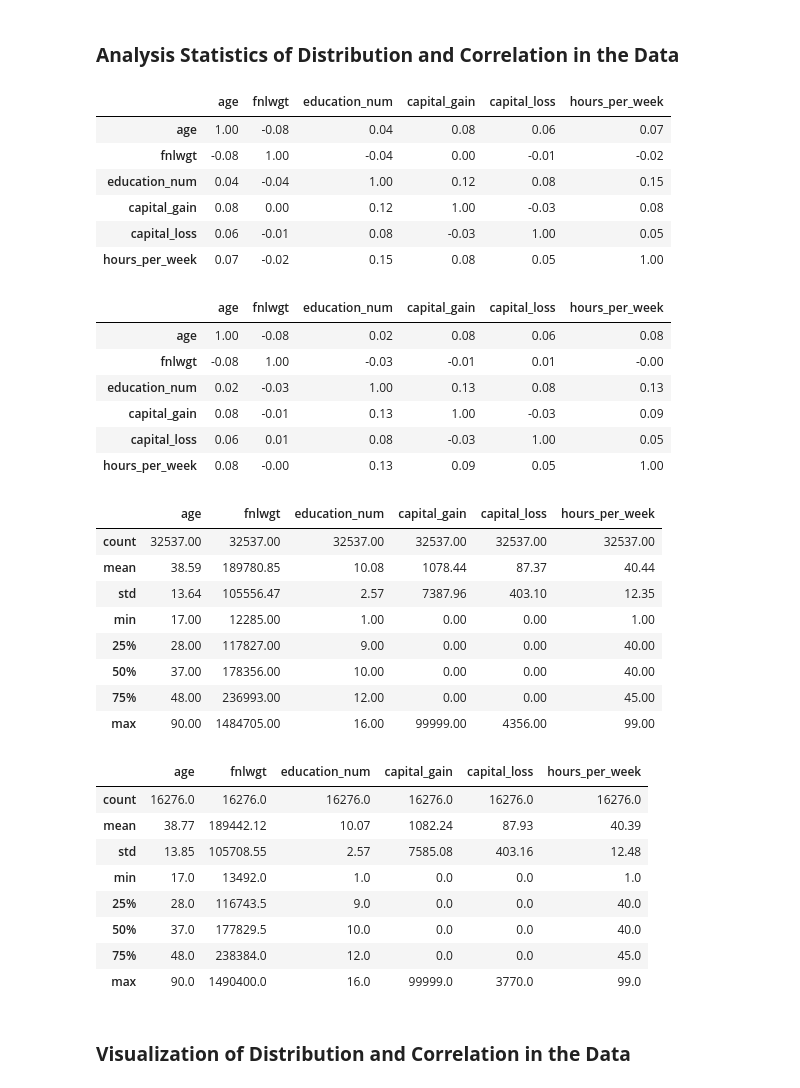
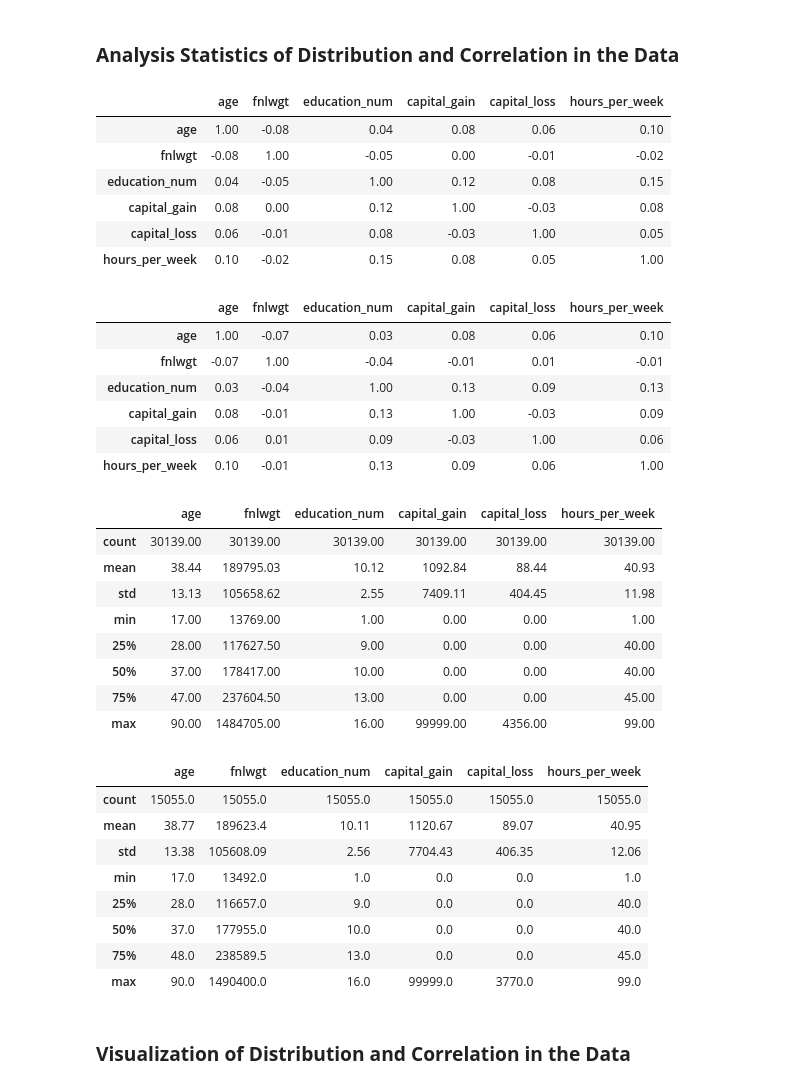
Before and after one commit to Maoelan/adult-income-clustering-classification, a Jupyter notebook: [Clustering] Submission Akhir BMLP_Maulana Muhammad.ipynb, the cells around one changed output. Saved outputs shown, nothing was run; the diff lists cells and outputs as text; code cells hidden in the pictures.

```diff
--- a/[Clustering] Submission Akhir BMLP_Maulana Muhammad.ipynb
+++ b/[Clustering] Submission Akhir BMLP_Maulana Muhammad.ipynb
@@ -315,9 +316,9 @@ Unique groups of duplicate rows in Test:
 # %% [markdown]
 After that, remove the duplicate values.
 # %%
-train_df_cleaned = train_df.drop_duplicates()
-test_df_cleaned = test_df.drop_duplicates()
+train_df = train_df.drop_duplicates()
+test_df = test_df.drop_duplicates()
 
-train_df_cleaned.reset_index(drop=True, inplace=True)
-test_df_cleaned.reset_index(drop=True, inplace=True)
+train_df.reset_index(drop=True, inplace=True)
+test_df.reset_index(drop=True, inplace=True)
 # %%
@@ -385,3 +400,12 @@ Unique values: ['<=50K.' '>50K.']
+# %%
+def remove_question_marks(df):
+    df.replace("?", np.nan, inplace=True)
+    df.dropna(inplace=True)
+    df.reset_index(drop=True, inplace=True)
+    return df
+# %%
+train_df = remove_question_marks(train_df)
+test_df = remove_question_marks(test_df)
 # %% [markdown]
 ### **Analysis Statistics of Distribution and Correlation in the Data**
 # %%
@@ -390,52 +414,52 @@ def analyze_numeric_correlation(df):
     correlation_matrix = numeric_df.corr()
     return correlation_matrix.round(2)
 # %%
-analyze_numeric_correlation(train_df_cleaned)
+analyze_numeric_correlation(train_df)
 # %% [output]
 |  | age | fnlwgt | education_num | capital_gain | capital_loss | hours_per_week |
-| age | 1.00 | -0.08 | 0.04 | 0.08 | 0.06 | 0.07 |
-| fnlwgt | -0.08 | 1.00 | -0.04 | 0.00 | -0.01 | -0.02 |
-| education_num | 0.04 | -0.04 | 1.00 | 0.12 | 0.08 | 0.15 |
+| age | 1.00 | -0.08 | 0.04 | 0.08 | 0.06 | 0.10 |
+| fnlwgt | -0.08 | 1.00 | -0.05 | 0.00 | -0.01 | -0.02 |
+| education_num | 0.04 | -0.05 | 1.00 | 0.12 | 0.08 | 0.15 |
 | capital_gain | 0.08 | 0.00 | 0.12 | 1.00 | -0.03 | 0.08 |
 | capital_loss | 0.06 | -0.01 | 0.08 | -0.03 | 1.00 | 0.05 |
-| hours_per_week | 0.07 | -0.02 | 0.15 | 0.08 | 0.05 | 1.00 |
+| hours_per_week | 0.10 | -0.02 | 0.15 | 0.08 | 0.05 | 1.00 |
 # %%
-analyze_numeric_correlation(test_df_cleaned)
+analyze_numeric_correlation(test_df)
 # %% [output]
 |  | age | fnlwgt | education_num | capital_gain | capital_loss | hours_per_week |
-| age | 1.00 | -0.08 | 0.02 | 0.08 | 0.06 | 0.08 |
-| fnlwgt | -0.08 | 1.00 | -0.03 | -0.01 | 0.01 | -0.00 |
-| education_num | 0.02 | -0.03 | 1.00 | 0.13 | 0.08 | 0.13 |
+| age | 1.00 | -0.07 | 0.03 | 0.08 | 0.06 | 0.10 |
+| fnlwgt | -0.07 | 1.00 | -0.04 | -0.01 | 0.01 | -0.01 |
+| education_num | 0.03 | -0.04 | 1.00 | 0.13 | 0.09 | 0.13 |
 | capital_gain | 0.08 | -0.01 | 0.13 | 1.00 | -0.03 | 0.09 |
-| capital_loss | 0.06 | 0.01 | 0.08 | -0.03 | 1.00 | 0.05 |
-| hours_per_week | 0.08 | -0.00 | 0.13 | 0.09 | 0.05 | 1.00 |
+| capital_loss | 0.06 | 0.01 | 0.09 | -0.03 | 1.00 | 0.06 |
+| hours_per_week | 0.10 | -0.01 | 0.13 | 0.09 | 0.06 | 1.00 |
 # %%
 def analyze_numerical_features(df):
     descriptive_stats = df.describe()
     return descriptive_stats.round(2)
 # %%
-analyze_numerical_features(train_df_cleaned)
+analyze_numerical_features(train_df)
 # %% [output]
 |  | age | fnlwgt | education_num | capital_gain | capital_loss | hours_per_week |
-| count | 32537.00 | 32537.00 | 32537.00 | 32537.00 | 32537.00 | 32537.00 |
-| mean | 38.59 | 189780.85 | 10.08 | 1078.44 | 87.37 | 40.44 |
-| std | 13.64 | 105556.47 | 2.57 | 7387.96 | 403.10 | 12.35 |
-| min | 17.00 | 12285.00 | 1.00 | 0.00 | 0.00 | 1.00 |
-| 25% | 28.00 | 117827.00 | 9.00 | 0.00 | 0.00 | 40.00 |
-| 50% | 37.00 | 178356.00 | 10.00 | 0.00 | 0.00 | 40.00 |
-| 75% | 48.00 | 236993.00 | 12.00 | 0.00 | 0.00 | 45.00 |
+| count | 30139.00 | 30139.00 | 30139.00 | 30139.00 | 30139.00 | 30139.00 |
+| mean | 38.44 | 189795.03 | 10.12 | 1092.84 | 88.44 | 40.93 |
+| std | 13.13 | 105658.62 | 2.55 | 7409.11 | 404.45 | 11.98 |
+| min | 17.00 | 13769.00 | 1.00 | 0.00 | 0.00 | 1.00 |
+| 25% | 28.00 | 117627.50 | 9.00 | 0.00 | 0.00 | 40.00 |
+| 50% | 37.00 | 178417.00 | 10.00 | 0.00 | 0.00 | 40.00 |
+| 75% | 47.00 | 237604.50 | 13.00 | 0.00 | 0.00 | 45.00 |
 | max | 90.00 | 1484705.00 | 16.00 | 99999.00 | 4356.00 | 99.00 |
 # %%
-analyze_numerical_features(test_df_cleaned)
+analyze_numerical_features(test_df)
 # %% [output]
 |  | age | fnlwgt | education_num | capital_gain | capital_loss | hours_per_week |
-| count | 16276.0 | 16276.0 | 16276.0 | 16276.0 | 16276.0 | 16276.0 |
-| mean | 38.77 | 189442.12 | 10.07 | 1082.24 | 87.93 | 40.39 |
-| std | 13.85 | 105708.55 | 2.57 | 7585.08 | 403.16 | 12.48 |
+| count | 15055.0 | 15055.0 | 15055.0 | 15055.0 | 15055.0 | 15055.0 |
+| mean | 38.77 | 189623.4 | 10.11 | 1120.67 | 89.07 | 40.95 |
+| std | 13.38 | 105608.09 | 2.56 | 7704.43 | 406.35 | 12.06 |
 | min | 17.0 | 13492.0 | 1.0 | 0.0 | 0.0 | 1.0 |
-| 25% | 28.0 | 116743.5 | 9.0 | 0.0 | 0.0 | 40.0 |
-| 50% | 37.0 | 177829.5 | 10.0 | 0.0 | 0.0 | 40.0 |
-| 75% | 48.0 | 238384.0 | 12.0 | 0.0 | 0.0 | 45.0 |
+| 25% | 28.0 | 116657.0 | 9.0 | 0.0 | 0.0 | 40.0 |
+| 50% | 37.0 | 177955.0 | 10.0 | 0.0 | 0.0 | 40.0 |
+| 75% | 48.0 | 238589.5 | 13.0 | 0.0 | 0.0 | 45.0 |
 | max | 90.0 | 1490400.0 | 16.0 | 99999.0 | 3770.0 | 99.0 |
 # %% [markdown]
 ### **Visualization of Distribution and Correlation in the Data**
```
Also changed, not shown: parts of 22 cells of this notebook.
